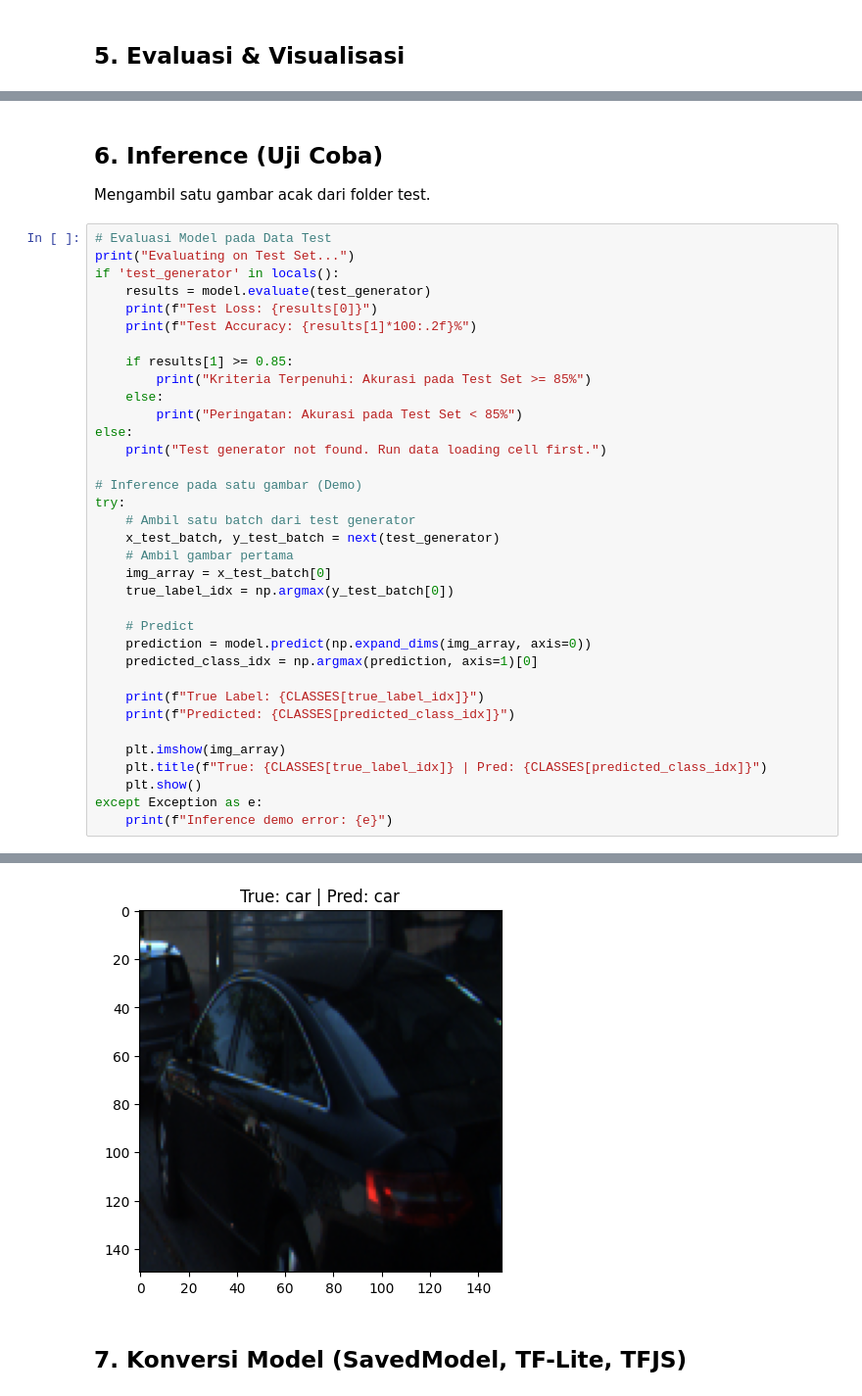
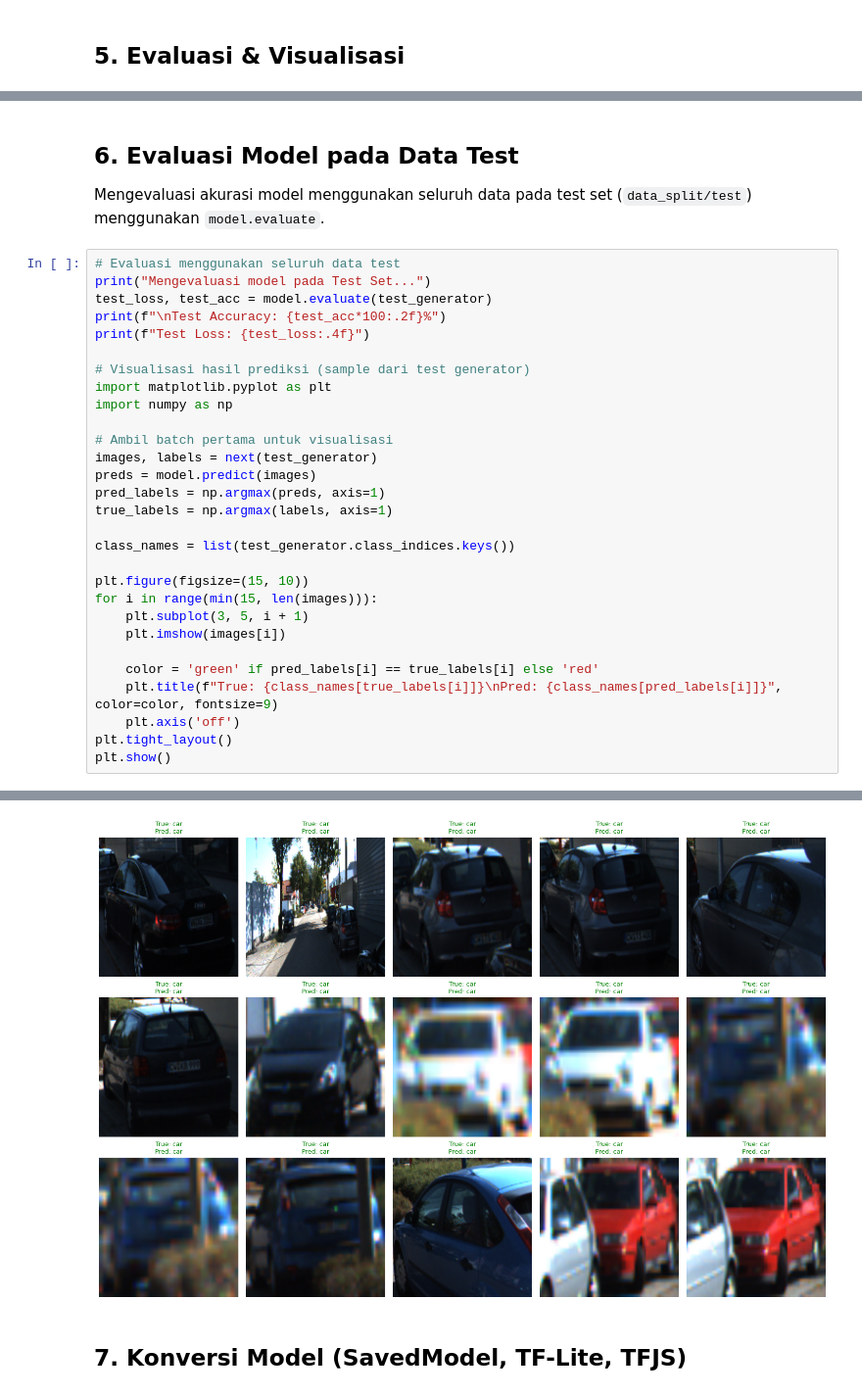
Before and after one commit to urobin84/muhammad_muqorrobin_proyek_klasifikasi_gambar, a Jupyter notebook: notebook.ipynb, the cells around one changed output, grey strips where cells are left out. Shown at 98% size. Cells and saved outputs as stored; diff of their text form.

```diff
--- a/notebook.ipynb
+++ b/notebook.ipynb
@@ -279,39 +296,34 @@ plt.show()
 # %% [markdown]
-## 6. Inference (Uji Coba)
-Mengambil satu gambar acak dari folder test.
+## 6. Evaluasi Model pada Data Test
+
+Mengevaluasi akurasi model menggunakan seluruh data pada test set (`data_split/test`) menggunakan `model.evaluate`.
 # %%
-# Evaluasi Model pada Data Test
-print("Evaluating on Test Set...")
-if 'test_generator' in locals():
-    results = model.evaluate(test_generator)
-    print(f"Test Loss: {results[0]}")
-    print(f"Test Accuracy: {results[1]*100:.2f}%")
+# Evaluasi menggunakan seluruh data test
+print("Mengevaluasi model pada Test Set...")
+test_loss, test_acc = model.evaluate(test_generator)
+print(f"\nTest Accuracy: {test_acc*100:.2f}%")
+print(f"Test Loss: {test_loss:.4f}")
 
-    if results[1] >= 0.85:
-        print("Kriteria Terpenuhi: Akurasi pada Test Set >= 85%")
-    else:
-        print("Peringatan: Akurasi pada Test Set < 85%")
-else:
-    print("Test generator not found. Run data loading cell first.")
+# Visualisasi hasil prediksi (sample dari test generator)
+import matplotlib.pyplot as plt
+import numpy as np
 
-# Inference pada satu gambar (Demo)
-try:
-    # Ambil satu batch dari test generator
-    x_test_batch, y_test_batch = next(test_generator)
-    # Ambil gambar pertama
-    img_array = x_test_batch[0]
-    true_label_idx = np.argmax(y_test_batch[0])
+# Ambil batch pertama untuk visualisasi
+images, labels = next(test_generator)
+preds = model.predict(images)
+pred_labels = np.argmax(preds, axis=1)
+true_labels = np.argmax(labels, axis=1)
 
-    # Predict
-    prediction = model.predict(np.expand_dims(img_array, axis=0))
-    predicted_class_idx = np.argmax(prediction, axis=1)[0]
+class_names = list(test_generator.class_indices.keys())
 
-    print(f"True Label: {CLASSES[true_label_idx]}")
-    print(f"Predicted: {CLASSES[predicted_class_idx]}")
+plt.figure(figsize=(15, 10))
+for i in range(min(15, len(images))):
+    plt.subplot(3, 5, i + 1)
+    plt.imshow(images[i])
 
-    plt.imshow(img_array)
-    plt.title(f"True: {CLASSES[true_label_idx]} | Pred: {CLASSES[predicted_class_idx]}")
-    plt.show()
-except Exception as e:
-    print(f"Inference demo error: {e}")
+    color = 'green' if pred_labels[i] == true_labels[i] else 'red'
+    plt.title(f"True: {class_names[true_labels[i]]}\nPred: {class_names[pred_labels[i]]}", color=color, fontsize=9)
+    plt.axis('off')
+plt.tight_layout()
+plt.show()
 # %% [output]
@@ -326,4 +336,4 @@ Predicted: car
-[figure, old version]
+[figure, new version]
 # %% [markdown]
 ## 7. Konversi Model (SavedModel, TF-Lite, TFJS)
 # %%
```
Also changed, not shown: parts of 6 cells of this notebook, 2 other files.
